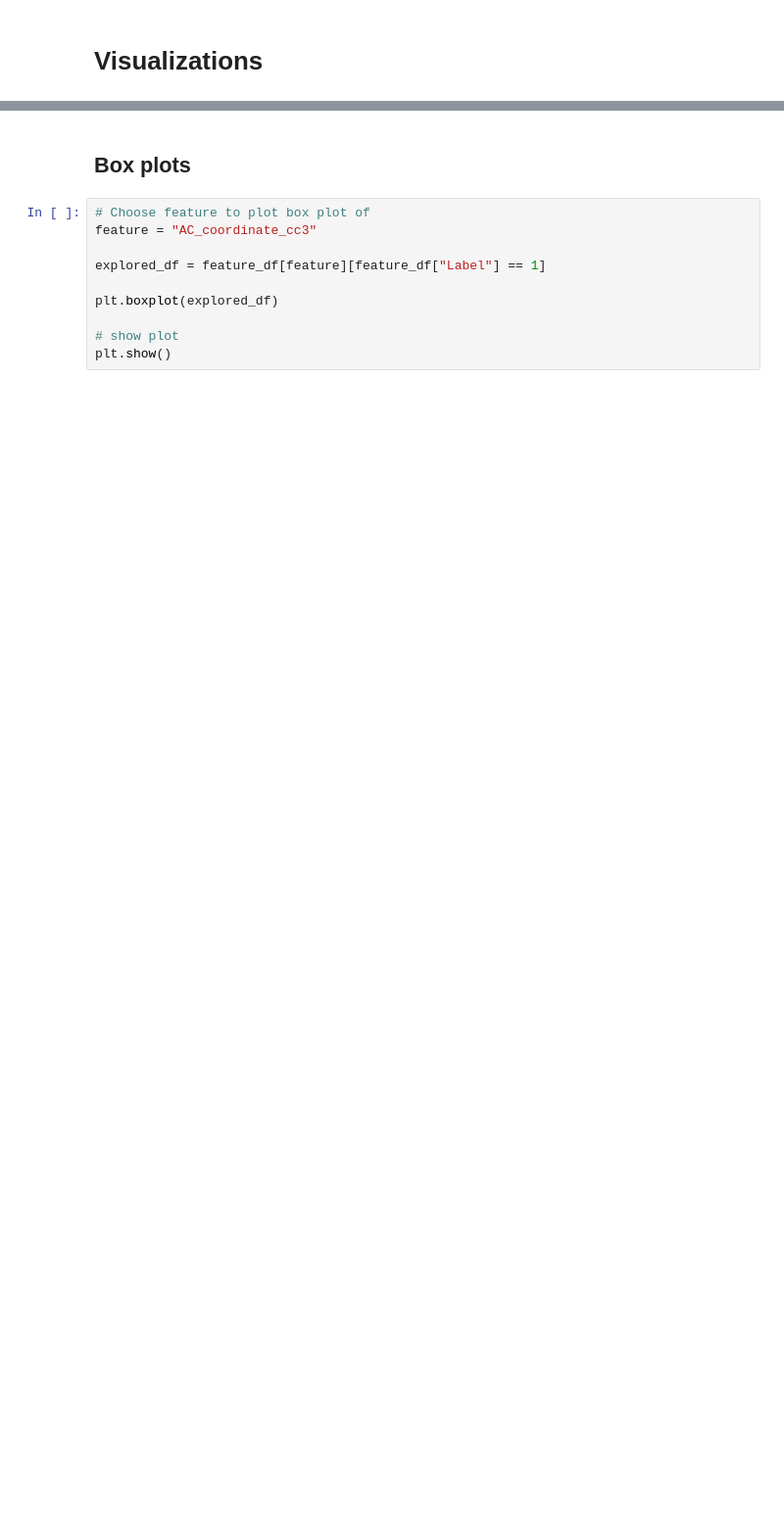
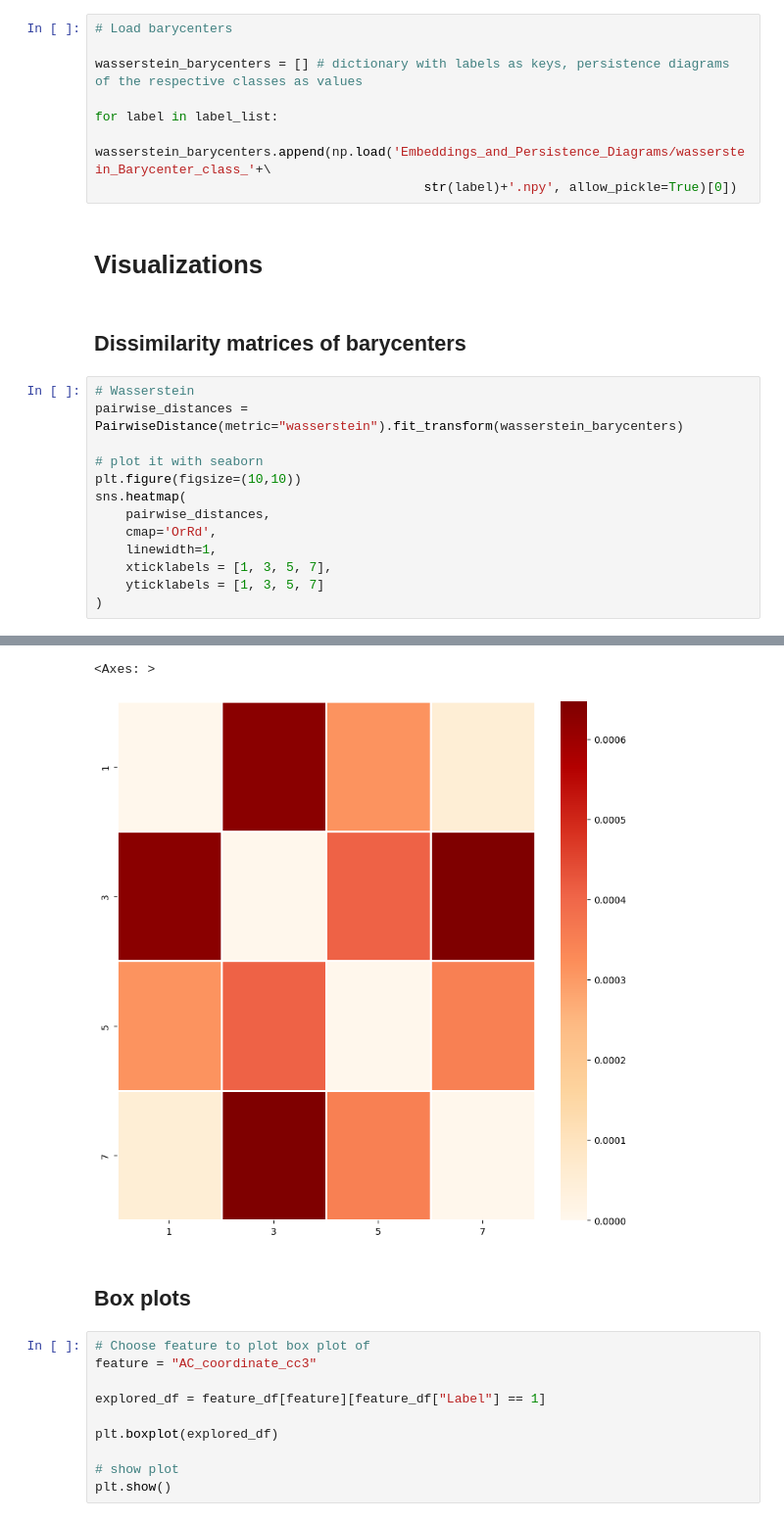
Before and after one commit to peppey/Topological-Data-Analysis-on-Brain-Data, a Jupyter notebook: EEG_Data_Analysis/Data_Exploration.ipynb, the cells around one changed output, grey strips where cells are left out. Shown at 98% size. Saved outputs shown, nothing was run; the diff lists cells and outputs as text; blank space fills up the shorter version.

Commit message:
Added dissimilarity matrix

```diff
--- a/EEG_Data_Analysis/Data_Exploration.ipynb
+++ b/EEG_Data_Analysis/Data_Exploration.ipynb
@@ -34,5 +35,29 @@ test_shortened_persistence_diagrams = {} # dictionary with labels as keys, persi
 for label in label_list:
     train_shortened_persistence_diagrams[label] = np.load("Embeddings_and_Persistence_Diagrams/Train_Shortened_Diagrams"+str(label)+".npy", allow_pickle=True)
     test_shortened_persistence_diagrams[label] = np.load("Embeddings_and_Persistence_Diagrams/Test_Shortened_Diagrams"+str(label)+".npy", allow_pickle=True)
+# %%
+# Load barycenters
+
+wasserstein_barycenters = [] # dictionary with labels as keys, persistence diagrams of the respective classes as values
+
+for label in label_list:
+    wasserstein_barycenters.append(np.load('Embeddings_and_Persistence_Diagrams/wasserstein_Barycenter_class_'+\
+                                           str(label)+'.npy', allow_pickle=True)[0])
 # %% [markdown]
 # Visualizations
+# %% [markdown]
+## Dissimilarity matrices of barycenters
+# %%
+# Wasserstein
+pairwise_distances = PairwiseDistance(metric="wasserstein").fit_transform(wasserstein_barycenters)
+
+# plot it with seaborn
+plt.figure(figsize=(10,10))
+sns.heatmap(
+    pairwise_distances,
+    cmap='OrRd',
+    linewidth=1,
+    xticklabels = [1, 3, 5, 7],
+    yticklabels = [1, 3, 5, 7]
+)
+# %% [output]
@@ -39,3 +68,5 @@ for label in label_list:
+<Axes: >
+[figure, added]
 # %% [markdown]
 ## Box plots
 # %%
```
Also changed, not shown: parts of 2 cells of this notebook.
